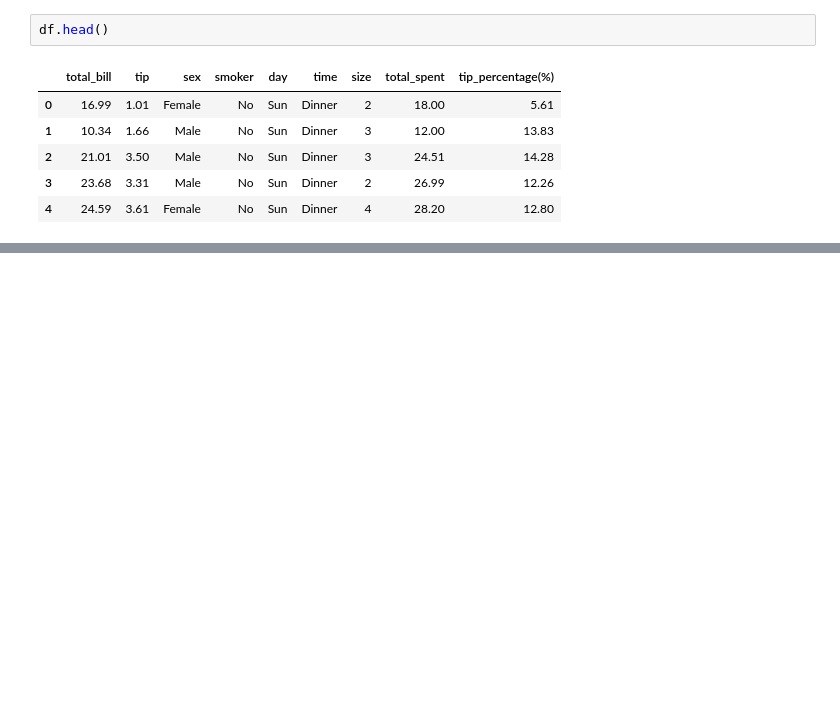
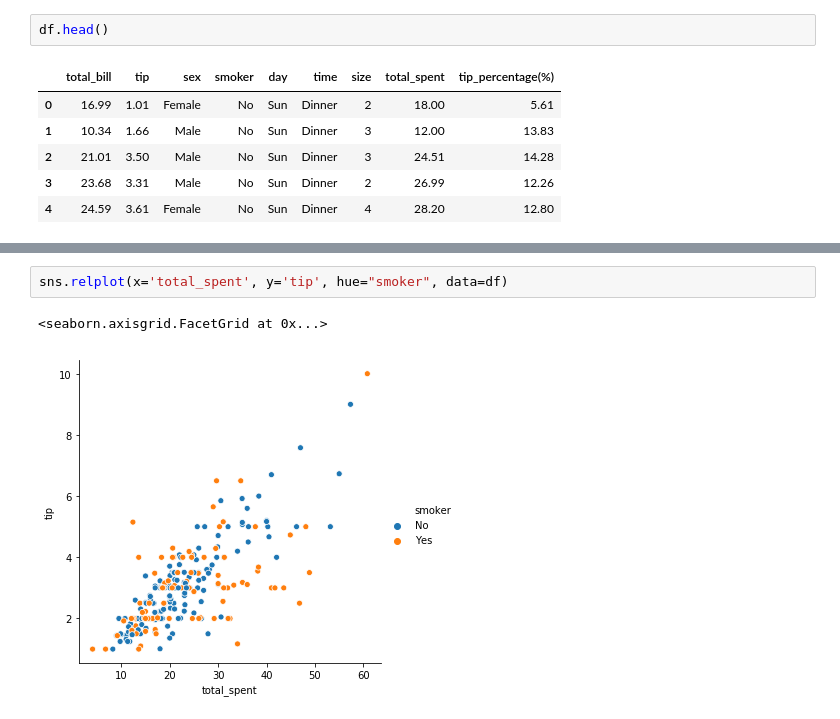
Before and after one commit to EoghanDelaney/FoDA_Assessment_2019, a Jupyter notebook: Assessment.ipynb, the cells around one changed output, grey strips where cells are left out. Cells and saved outputs as stored; diff of their text form; blank space fills up the shorter version.

```diff
--- a/Assessment.ipynb
+++ b/Assessment.ipynb
@@ -93,0 +115,5 @@ df.head()
+# %%
+sns.relplot(x='total_spent', y='tip', hue="smoker", data=df)
+# %% [output]
+<seaborn.axisgrid.FacetGrid at 0x...>
+[figure, added]
```
Also changed, not shown: parts of 7 cells of this notebook.
